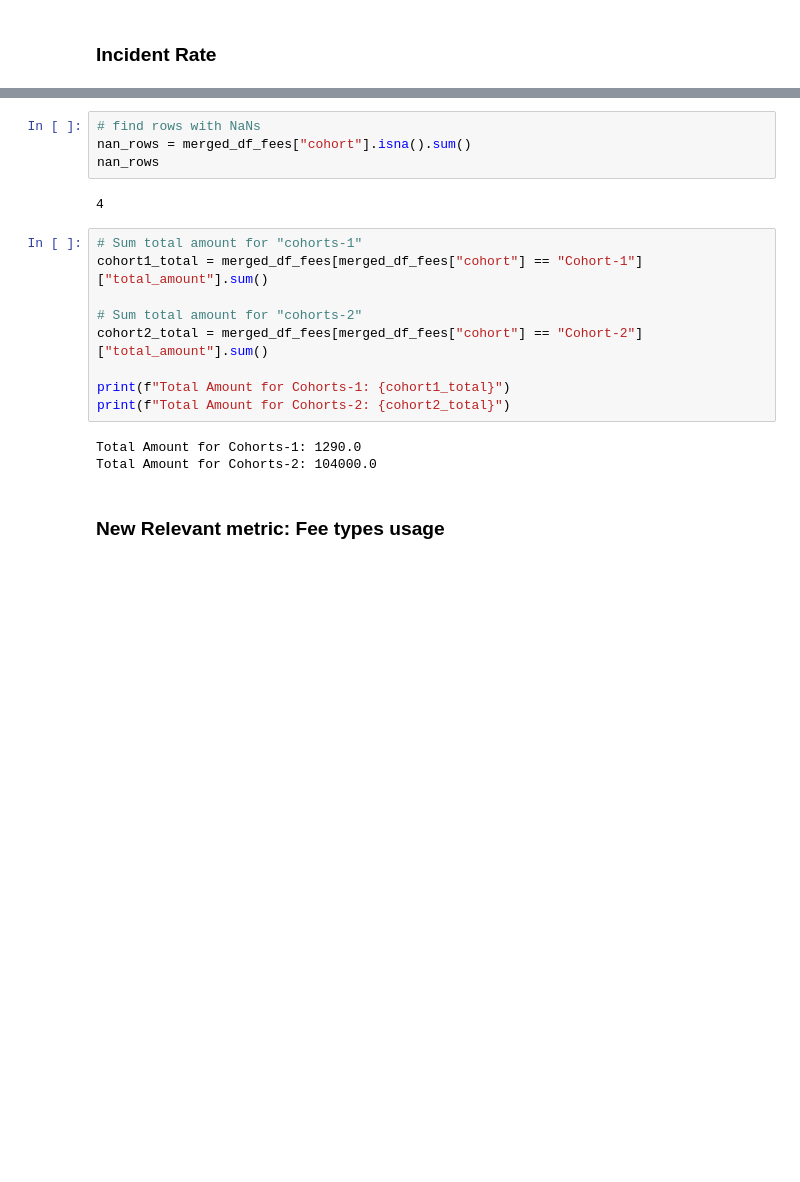
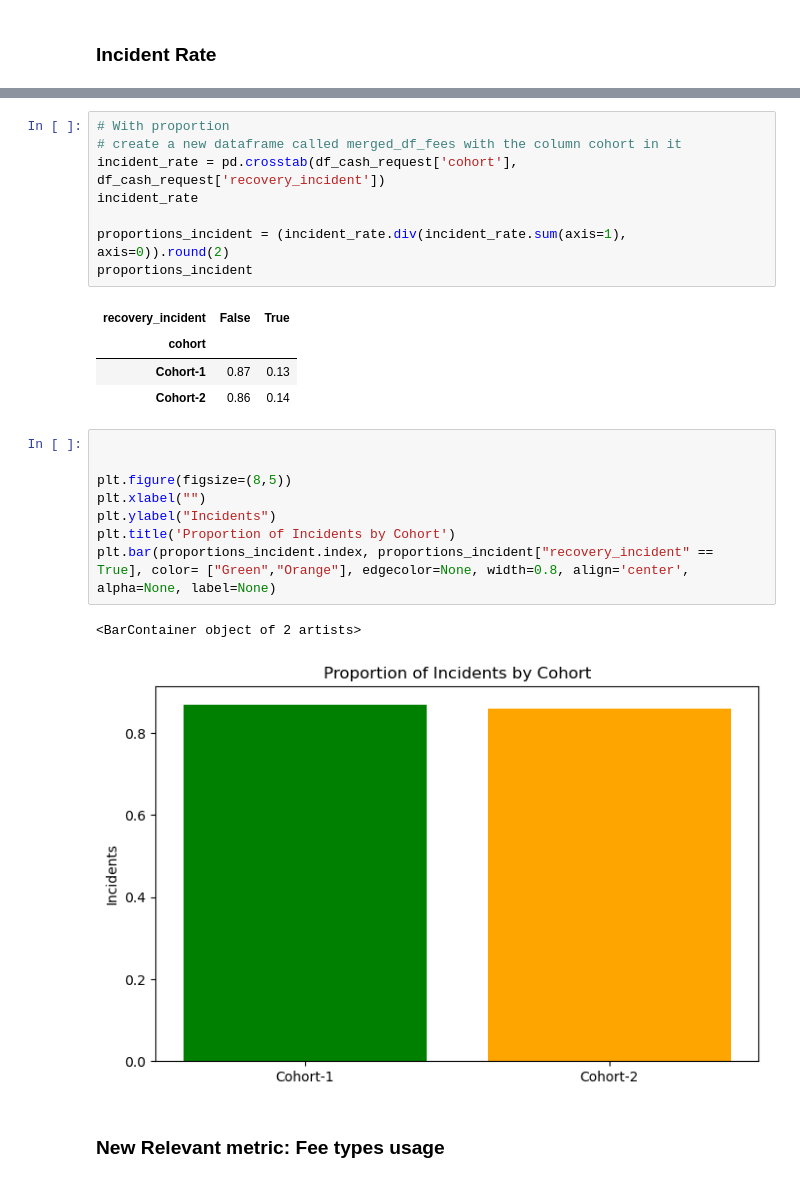
Before and after one commit to martaverfer/project-1-ironhack-payments-2-en, a Jupyter notebook: jupyter_notebooks/main.ipynb, the cells around one changed output, grey strips where cells are left out. Drawn from its saved outputs; the diff is of its cells as text; blank space fills up the shorter version.

```diff
--- a/jupyter_notebooks/main.ipynb
+++ b/jupyter_notebooks/main.ipynb
@@ -616,21 +563,27 @@ dtype: int64
-# %%
-# find rows with NaNs
-nan_rows = merged_df_fees["cohort"].isna().sum()
-nan_rows
-# %% [output]
-4
-# %%
-# Sum total amount for "cohorts-1"
-cohort1_total = merged_df_fees[merged_df_fees["cohort"] == "Cohort-1"]["total_amount"].sum()
-
-# Sum total amount for "cohorts-2"
-cohort2_total = merged_df_fees[merged_df_fees["cohort"] == "Cohort-2"]["total_amount"].sum()
-
-print(f"Total Amount for Cohorts-1: {cohort1_total}")
-print(f"Total Amount for Cohorts-2: {cohort2_total}")
-# %% [output]
-Total Amount for Cohorts-1: 1290.0
-Total Amount for Cohorts-2: 104000.0
+# %%
+# With proportion
+# create a new dataframe called merged_df_fees with the column cohort in it
+incident_rate = pd.crosstab(df_cash_request['cohort'], df_cash_request['recovery_incident'])
+incident_rate
+
+proportions_incident = (incident_rate.div(incident_rate.sum(axis=1), axis=0)).round(2)
+proportions_incident
+# %% [output]
+| recovery_incident | False | True |
+| cohort |  |  |
+| Cohort-1 | 0.87 | 0.13 |
+| Cohort-2 | 0.86 | 0.14 |
+# %%
+
+
+plt.figure(figsize=(8,5))
+plt.xlabel("")
+plt.ylabel("Incidents")
+plt.title('Proportion of Incidents by Cohort')
+plt.bar(proportions_incident.index, proportions_incident["recovery_incident" == True], color= ["Green","Orange"], edgecolor=None, width=0.8, align='center', alpha=None, label=None)
+# %% [output]
+<BarContainer object of 2 artists>
+[figure, added]
 # %% [markdown]
 ### New Relevant metric: Fee types usage
 # %%
```
Also changed, not shown: parts of 9 cells of this notebook, 2 other files.
